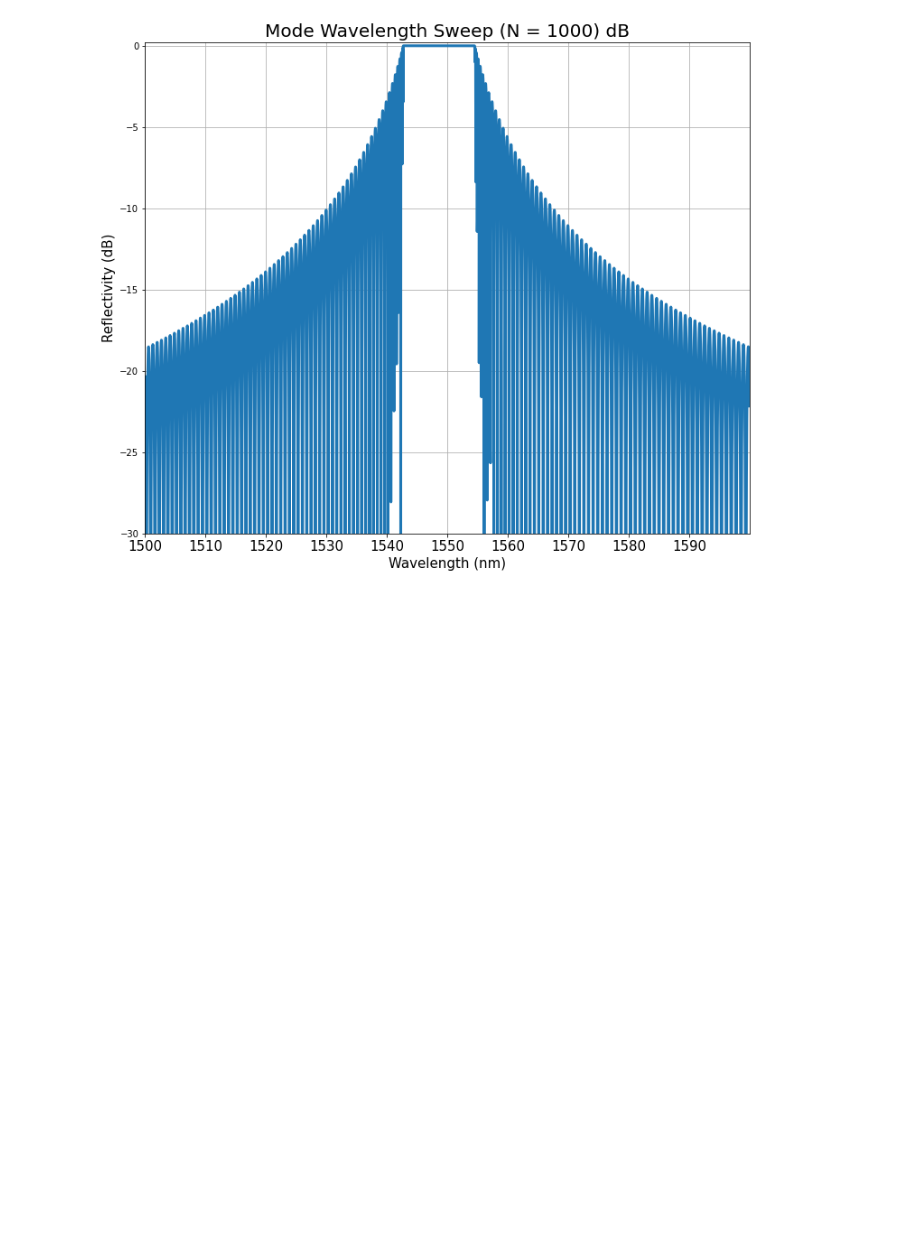
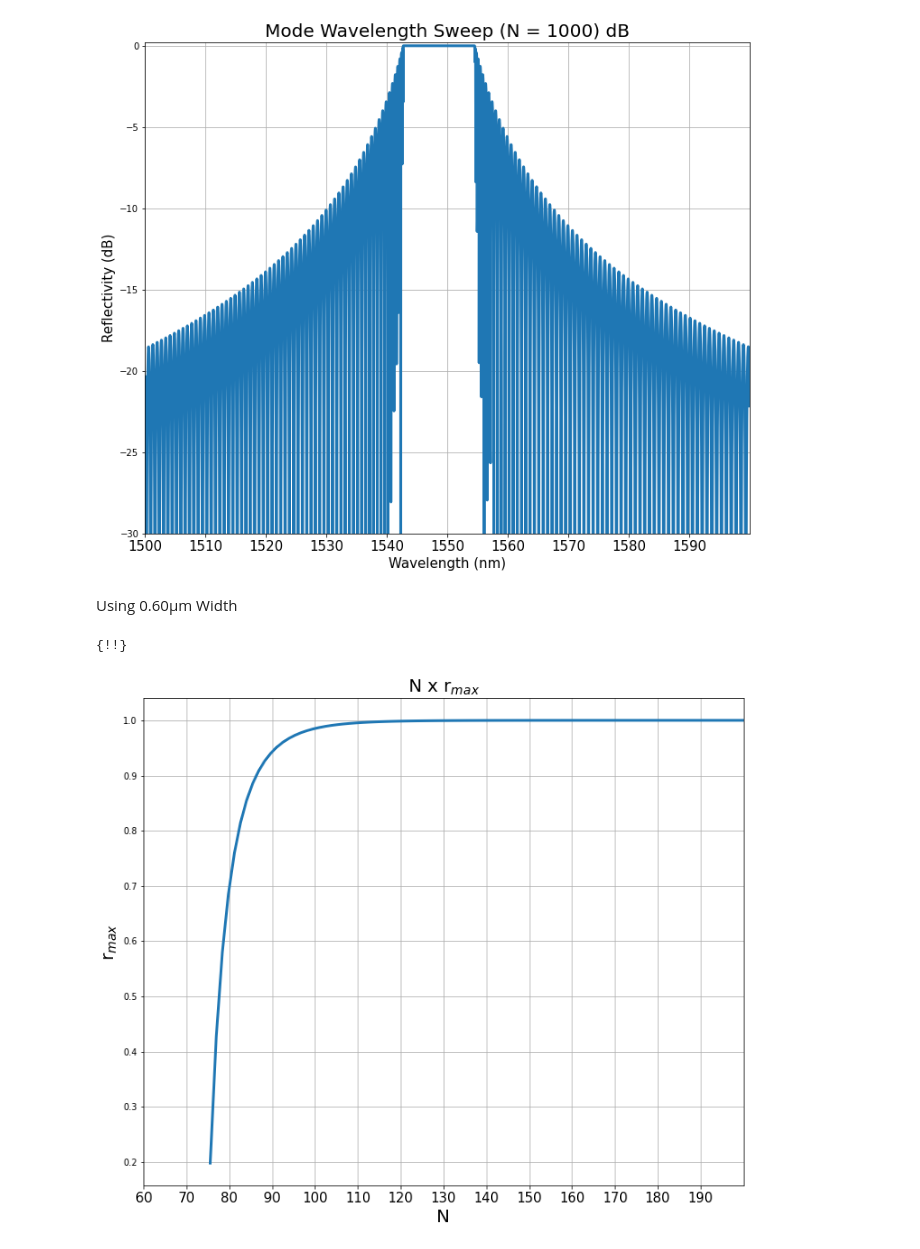
Before and after one commit to Leoopessoa/Bragg_Grating, a Jupyter notebook: Simulation/Initial_calculations.ipynb, the cells around one changed output. Cells and saved outputs as stored; diff of their text form; code cells hidden in the pictures; blank space fills up the shorter version.

```diff
--- a/Simulation/Initial_calculations.ipynb
+++ b/Simulation/Initial_calculations.ipynb
@@ -673,3 +819,76 @@ plt.xticks(np.arange(1500,1600,step=10), size = '15')
 plt.savefig('Interconnect_Wavelength_Sweep_N=1000_dB')
 # %% [output]
 [figure]
+# %% [markdown]
+Using 0.60µm Width
+# %%
+# Getting Neff and Ng
+mode.switchtolayout()
+mode.deleteall()
+mode.addrect()
+mode.set({
+    'x'        : 0,
+    'x span'   : 10e-6,
+    'y'        : 0,
+    'y span'   : 0.6e-6,
+    'z'        : 0.11e-6,
+    'z span'   : 0.22e-6,
+    'material' : 'Si (Silicon) - Palik'
+})
+mode.addrect()
+mode.set({
+    'x'        : 0,
+    'x span'   : 10e-6,
+    'y'        : 0,
+    'y span'   : 15e-6,
+    'z span'   : 4e-6,
+    'z max'    : 0e-6,
+    'material' : 'SiO2 (Glass) - Palik'
+})
+mode.addfde()
+mode.set({
+    'solver type' : '2D X normal',
+    'y'           : 0,
+    'y span'      : 7.5e-6,
+    'z'           : 0,
+    'z span'      : 2e-6,
+    'mesh cells y': 400,
+    'mesh cells z': 400,
+})
+mode.run()
+# %% [output]
+{!!}
+# %%
+# Constants
+
+lambda_B = 1550e-9
+pi = np.pi
+c0 = 299792458
+neff = 2.53
+k0 = 2*pi/lambda_B
+ng = 4.20
+FWHM = 25e-9
+beta = k0*neff
+gratingPeriod = lambda_B/(2*neff)
+# %%
+# Getting the Lenght and number of periods
+figure7 = plt.figure(figsize=(12, 10))
+
+N = np.linspace(60,200,100)
+
+plt.grid()
+plt.title('N x r$_{%s}$' %('max'), size = 20)
+plt.ylabel('r$_{%s}$' %('max'), size = '20')
+plt.xlabel('N', size = '20')
+plt.xlim(N[0], N[-1])
+plt.xticks(np.arange(N[0], N[-1], 10), size = '15')
+
+
+L = gratingPeriod*N
+k = np.sqrt((FWHM*np.pi*ng/lambda_B**2)**2 - (pi/L)**2)
+rmax = (np.tanh(k*L))**2
+plt.plot(N, rmax, linewidth = 3)
+
+figure7.savefig('N_x_rmax(0.6um).png')
+# %% [output]
+[figure, added]
```
Also changed, not shown: parts of 22 cells of this notebook, 8 other files.
